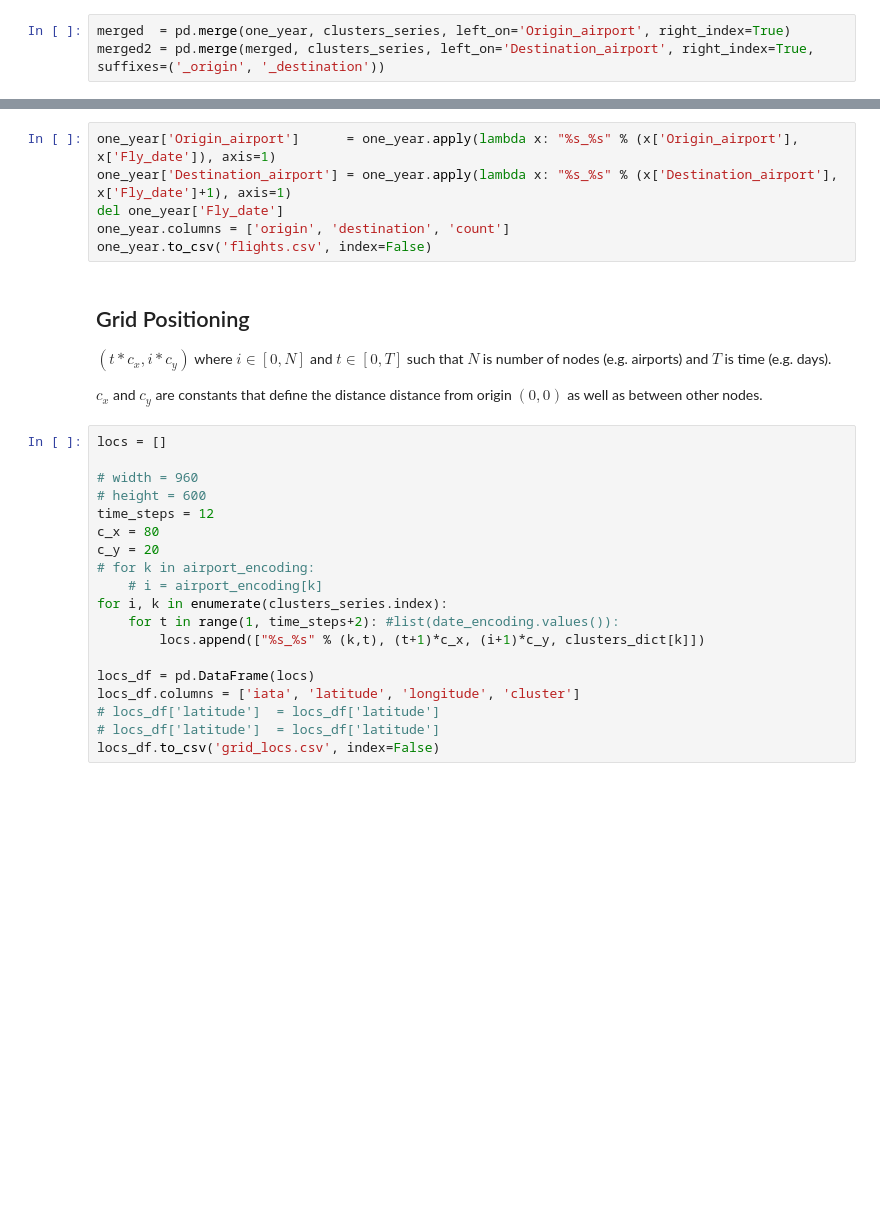
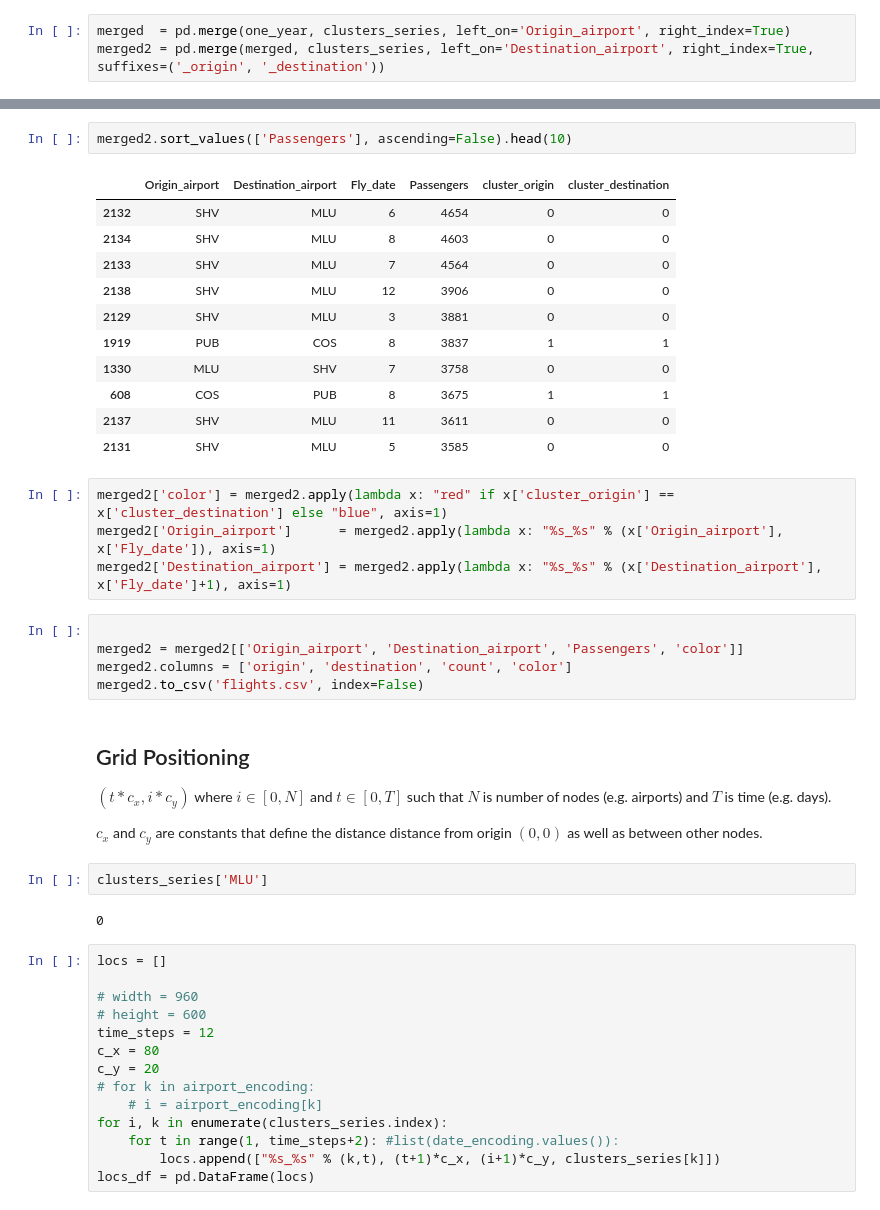
Before and after one commit to moultriedanger/visualizing_dynamic_graphs, a Jupyter notebook: src/hierarchical_edge_bundling/HEB_Preprocessing.ipynb, the cells around one changed output, grey strips where cells are left out. Cells and saved outputs as stored; diff of their text form; blank space fills up the shorter version.

```diff
--- a/src/hierarchical_edge_bundling/HEB_Preprocessing.ipynb
+++ b/src/hierarchical_edge_bundling/HEB_Preprocessing.ipynb
@@ -191,15 +166,36 @@ merged2[['cluster_origin', 'cluster_destination', 'Passengers']].groupby(['clust
+# %%
+merged2.sort_values(['Passengers'], ascending=False).head(10)
+# %% [output]
+|  | Origin_airport | Destination_airport | Fly_date | Passengers | cluster_origin | cluster_destination |
+| 2132 | SHV | MLU | 6 | 4654 | 0 | 0 |
+| 2134 | SHV | MLU | 8 | 4603 | 0 | 0 |
+| 2133 | SHV | MLU | 7 | 4564 | 0 | 0 |
+| 2138 | SHV | MLU | 12 | 3906 | 0 | 0 |
+| 2129 | SHV | MLU | 3 | 3881 | 0 | 0 |
+| 1919 | PUB | COS | 8 | 3837 | 1 | 1 |
+| 1330 | MLU | SHV | 7 | 3758 | 0 | 0 |
+| 608 | COS | PUB | 8 | 3675 | 1 | 1 |
+| 2137 | SHV | MLU | 11 | 3611 | 0 | 0 |
+| 2131 | SHV | MLU | 5 | 3585 | 0 | 0 |
 # %%
-one_year['Origin_airport']      = one_year.apply(lambda x: "%s_%s" % (x['Origin_airport'],      x['Fly_date']), axis=1)
-one_year['Destination_airport'] = one_year.apply(lambda x: "%s_%s" % (x['Destination_airport'], x['Fly_date']+1), axis=1)
-del one_year['Fly_date']
-one_year.columns = ['origin', 'destination', 'count']
-one_year.to_csv('flights.csv', index=False)
+merged2['color'] = merged2.apply(lambda x: "red" if x['cluster_origin'] == x['cluster_destination'] else "blue", axis=1)
+merged2['Origin_airport']      = merged2.apply(lambda x: "%s_%s" % (x['Origin_airport'],      x['Fly_date']), axis=1)
+merged2['Destination_airport'] = merged2.apply(lambda x: "%s_%s" % (x['Destination_airport'], x['Fly_date']+1), axis=1)
+# %%
+
+merged2 = merged2[['Origin_airport', 'Destination_airport', 'Passengers', 'color']]
+merged2.columns = ['origin', 'destination', 'count', 'color']
+merged2.to_csv('flights.csv', index=False)
 # %% [markdown]
 ## Grid Positioning
 
 $ (t*c_x, i*c_y)$ where $i \in [0, N]$  and $t \in [0, T]$ such that $N$ is number of nodes (e.g. airports) and $T$ is time (e.g. days).
 
 $c_x$ and $c_y$ are constants that define the distance distance from origin $(0, 0)$ as well as between other nodes.
+# %%
+clusters_series['MLU']
+# %% [output]
+0
 # %%
 locs = []
 
@@ -212,10 +208,5 @@ c_y = 20
     # i = airport_encoding[k]
 for i, k in enumerate(clusters_series.index):
     for t in range(1, time_steps+2): #list(date_encoding.values()):
-        locs.append(["%s_%s" % (k,t), (t+1)*c_x, (i+1)*c_y, clusters_dict[k]])
-
+        locs.append(["%s_%s" % (k,t), (t+1)*c_x, (i+1)*c_y, clusters_series[k]])
 locs_df = pd.DataFrame(locs)
-locs_df.columns = ['iata', 'latitude', 'longitude', 'cluster']
-# locs_df['latitude']  = locs_df['latitude']
-# locs_df['latitude']  = locs_df['latitude']
-locs_df.to_csv('grid_locs.csv', index=False)
```
Also changed, not shown: parts of 25 cells of this notebook, 5 other files.
